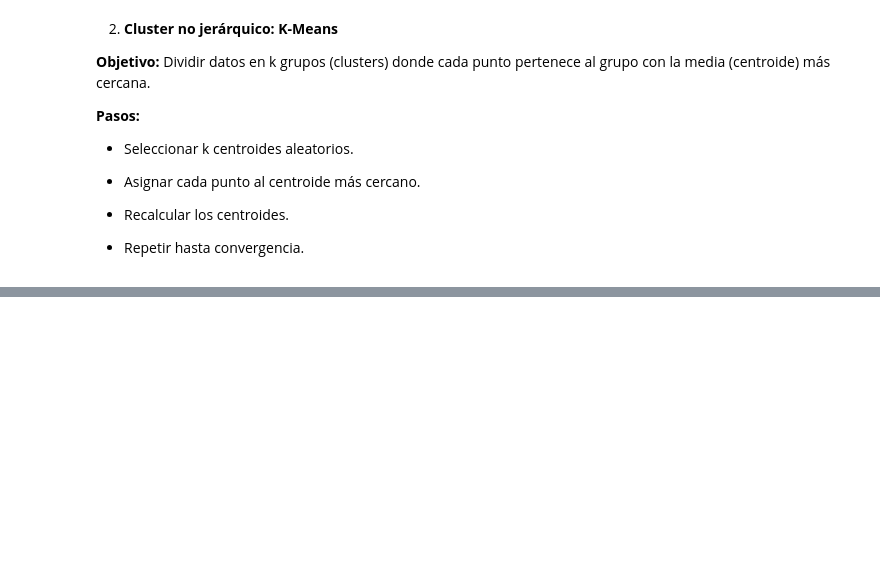
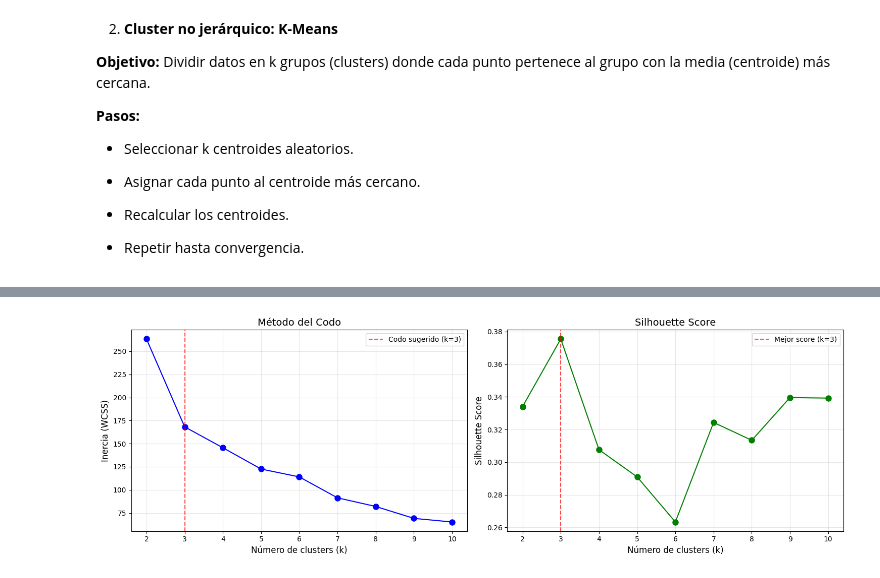
Before and after one commit to ednavivianasegura/AccesoImages, a Jupyter notebook: ModelosNoSupervisados.ipynb, the cells around one changed output, grey strips where cells are left out. Cells and saved outputs as stored; diff of their text form; code cells hidden in the pictures; blank space fills up the shorter version.

```diff
--- a/ModelosNoSupervisados.ipynb
+++ b/ModelosNoSupervisados.ipynb
@@ -402,0 +384,97 @@ plt.show()
+# %%
+# =============================================
+# Configuración de rango de k's a evaluar
+# =============================================
+
+k_range = range(2, 11)  # Creamos un rango de valores para k (número de clusters) desde 2 hasta 10
+
+
+# =============================================
+# Cálculo de métricas
+# =============================================
+
+inercias = []          # Lista para almacenar la inercia (WCSS) para cada k
+silhouette_scores = []  # Lista para almacenar los puntajes de silueta para cada k
+
+for k in k_range:
+    # Inicializamos KMeans con:
+    # - n_clusters=k: número de clusters a formar
+    # - random_state=42: semilla para reproducibilidad
+    kmeans = KMeans(n_clusters=k, random_state=42)
+
+    # Ajustamos el modelo y predecimos las etiquetas de cluster
+    etiquetas = kmeans.fit_predict(X_scaled)
+
+    # Almacenamos la inercia (suma de distancias al cuadrado intra-cluster)
+    inercias.append(kmeans.inertia_)  # WCSS
+
+    # Calculamos y almacenamos el silhouette score para este k
+    # - X_scaled: datos estandarizados
+    # - etiquetas: asignaciones de cluster predichas
+    silhouette_scores.append(silhouette_score(X_scaled, etiquetas))
+
+# Creamos una figura de 15x5 pulgadas para los subplots
+plt.figure(figsize=(15, 5))
+
+# =============================================
+# Gráfico del Método del Codo (subplot izquierdo)
+# =============================================
+plt.subplot(1, 2, 1)  # 1 fila, 2 columnas, posición 1
+
+# Graficamos la curva del codo:
+# - k_range en eje X, inercias en eje Y
+# - 'bo-': puntos azules con línea continua
+# - markersize=8: tamaño de los puntos
+plt.plot(k_range, inercias, 'bo-', markersize=8)
+
+# Línea vertical roja punteada para marcar el codo sugerido
+plt.axvline(x=3, color='r', linestyle='--', alpha=0.7, label='Codo sugerido (k=3)')
+
+# Etiquetas y título
+plt.xlabel('Número de clusters (k)', fontsize=12)
+plt.ylabel('Inercia (WCSS)', fontsize=12)
+plt.title('Método del Codo', fontsize=14)
+
+# Configuramos ticks en el eje X para que coincidan con los valores de k probados
+plt.xticks(k_range)
+
+# Añadimos una cuadrícula semitransparente
+plt.grid(alpha=0.3)
+
+# Mostramos la leyenda
+plt.legend()
+
+# =============================================
+# Gráfico del Silhouette Score (subplot derecho)
+# =============================================
+plt.subplot(1, 2, 2)  # 1 fila, 2 columnas, posición 2
+
+# Graficamos los silhouette scores:
+# - k_range en eje X, silhouette_scores en eje Y
+# - 'go-': puntos verdes con línea continua
+plt.plot(k_range, silhouette_scores, 'go-', markersize=8)
+
+# Línea vertical roja punteada para marcar el mejor score
+plt.axvline(x=3, color='r', linestyle='--', alpha=0.7, label='Mejor score (k=3)')
+
+# Etiquetas y título
+plt.xlabel('Número de clusters (k)', fontsize=12)
+plt.ylabel('Silhouette Score', fontsize=12)
+plt.title('Silhouette Score', fontsize=14)
+
+# Configuramos ticks en el eje X
+plt.xticks(k_range)
+
+# Añadimos cuadrícula
+plt.grid(alpha=0.3)
+
+# Mostramos la leyenda
+plt.legend()
+
+# Ajustamos el layout para que no se solapen los elementos
+plt.tight_layout()
+
+# Mostramos la figura con ambos gráficos
+plt.show()
+# %% [output]
+[figure, added]
```
Also changed, not shown: parts of 10 cells of this notebook.
